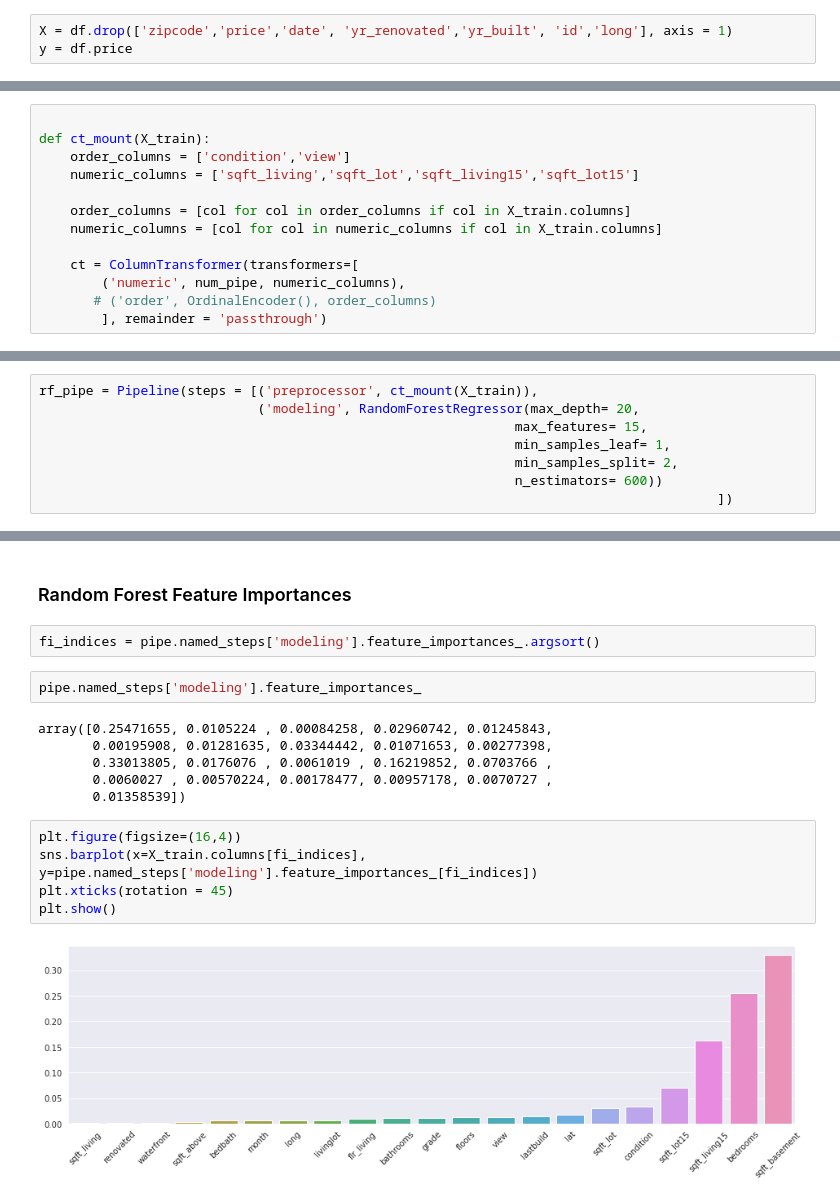
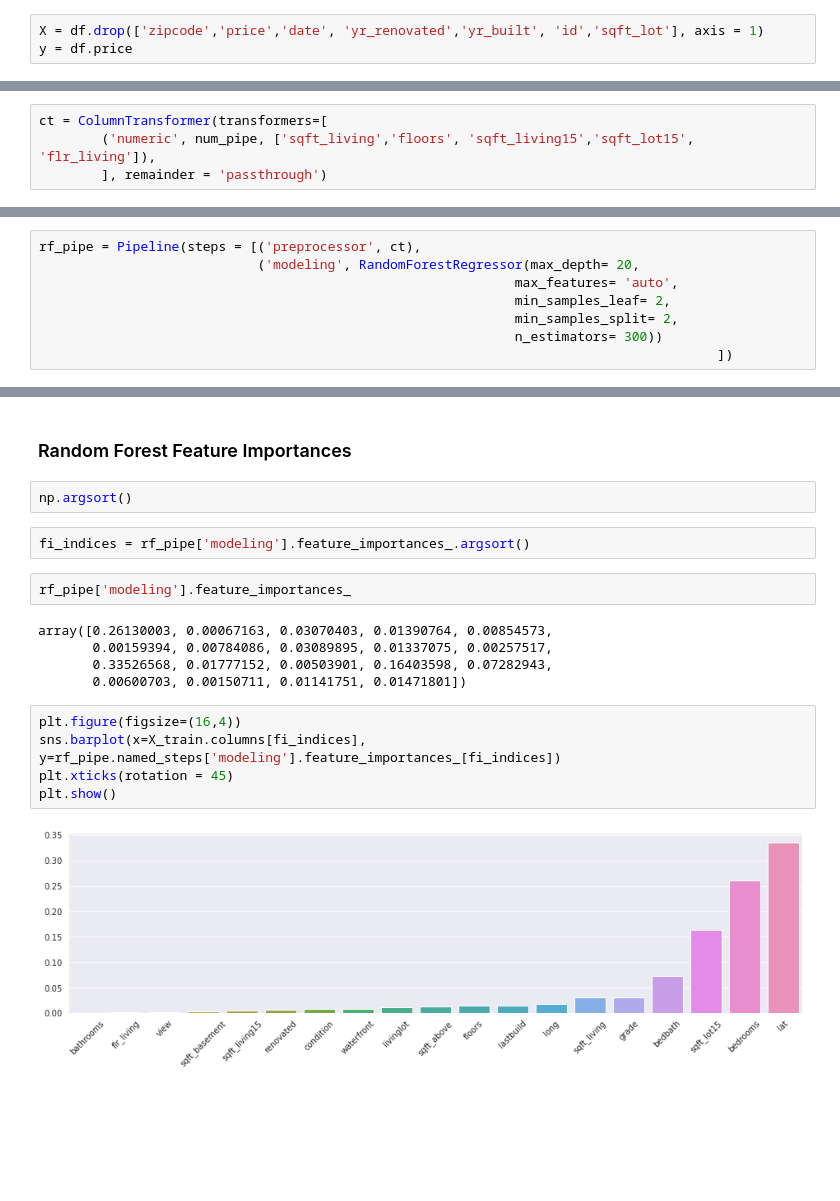
Before and after one commit to GabrielG16/HouseRocket-Pricing, a Jupyter notebook: Modeling.ipynb, the cells around one changed output, grey strips where cells are left out. Cells and saved outputs as stored; diff of their text form; blank space fills up the shorter version.

```diff
--- a/Modeling.ipynb
+++ b/Modeling.ipynb
@@ -116,5 +111,5 @@ df1 = df.copy()
 # %%
-X = df.drop(['zipcode','price','date', 'yr_renovated','yr_built', 'id','long'], axis = 1)
+X = df.drop(['zipcode','price','date', 'yr_renovated','yr_built', 'id','sqft_lot'], axis = 1)
 y = df.price
 # %%
 X_train, X_test, y_train, y_test = train_test_split(X, y, test_size = 0.25, random_state = 42, shuffle = True)
@@ -168,17 +187,8 @@ num_pipe = Pipeline(steps=[('log', FunctionTransformer(np.log1p)),
                            ('scaler', MinMaxScaler())
                           ])
 # %%
-
-def ct_mount(X_train):
-    order_columns = ['condition','view']
-    numeric_columns = ['sqft_living','sqft_lot','sqft_living15','sqft_lot15']
-
-    order_columns = [col for col in order_columns if col in X_train.columns]
-    numeric_columns = [col for col in numeric_columns if col in X_train.columns]
-
-    ct = ColumnTransformer(transformers=[
-        ('numeric', num_pipe, numeric_columns),
-       # ('order', OrdinalEncoder(), order_columns)
+ct = ColumnTransformer(transformers=[
+        ('numeric', num_pipe, ['sqft_living','floors', 'sqft_living15','sqft_lot15', 'flr_living']),
         ], remainder = 'passthrough')
 # %% [markdown]
 Adaptação do Column Transformer para ser aplicado após a seleção de features.
@@ -340,10 +331,10 @@ grid_result[1]
 # %%
-rf_pipe = Pipeline(steps = [('preprocessor', ct_mount(X_train)),
+rf_pipe = Pipeline(steps = [('preprocessor', ct),
                             ('modeling', RandomForestRegressor(max_depth= 20,
-                                                             max_features= 15,
-                                                             min_samples_leaf= 1,
+                                                             max_features= 'auto',
+                                                             min_samples_leaf= 2,
                                                              min_samples_split= 2,
-                                                             n_estimators= 600))
+                                                             n_estimators= 300))
                                                                                        ])
 # %%
 rf_pipe.fit(X_train, y_train)
@@ -407,19 +393,20 @@ eli5.show_weights(perm, feature_names = X_test.columns.tolist())
 # %% [markdown]
 ### Random Forest Feature Importances
+# %%
+np.argsort()
 # %%
-fi_indices = pipe.named_steps['modeling'].feature_importances_.argsort()
+fi_indices = rf_pipe['modeling'].feature_importances_.argsort()
 # %%
-pipe.named_steps['modeling'].feature_importances_
+rf_pipe['modeling'].feature_importances_
 # %% [output]
-array([0.25471655, 0.0105224 , 0.00084258, 0.02960742, 0.01245843,
-       0.00195908, 0.01281635, 0.03344442, 0.01071653, 0.00277398,
-       0.33013805, 0.0176076 , 0.0061019 , 0.16219852, 0.0703766 ,
-       0.0060027 , 0.00570224, 0.00178477, 0.00957178, 0.0070727 ,
-       0.01358539])
+array([0.26130003, 0.00067163, 0.03070403, 0.01390764, 0.00854573,
+       0.00159394, 0.00784086, 0.03089895, 0.01337075, 0.00257517,
+       0.33526568, 0.01777152, 0.00503901, 0.16403598, 0.07282943,
+       0.00600703, 0.00150711, 0.01141751, 0.01471801])
 # %%
 plt.figure(figsize=(16,4))
-sns.barplot(x=X_train.columns[fi_indices], y=pipe.named_steps['modeling'].feature_importances_[fi_indices])
+sns.barplot(x=X_train.columns[fi_indices], y=rf_pipe.named_steps['modeling'].feature_importances_[fi_indices])
 plt.xticks(rotation = 45)
 plt.show()
 # %% [output]
-[figure, old version]
+[figure, new version]
```
Also changed, not shown: parts of 26 cells of this notebook.
